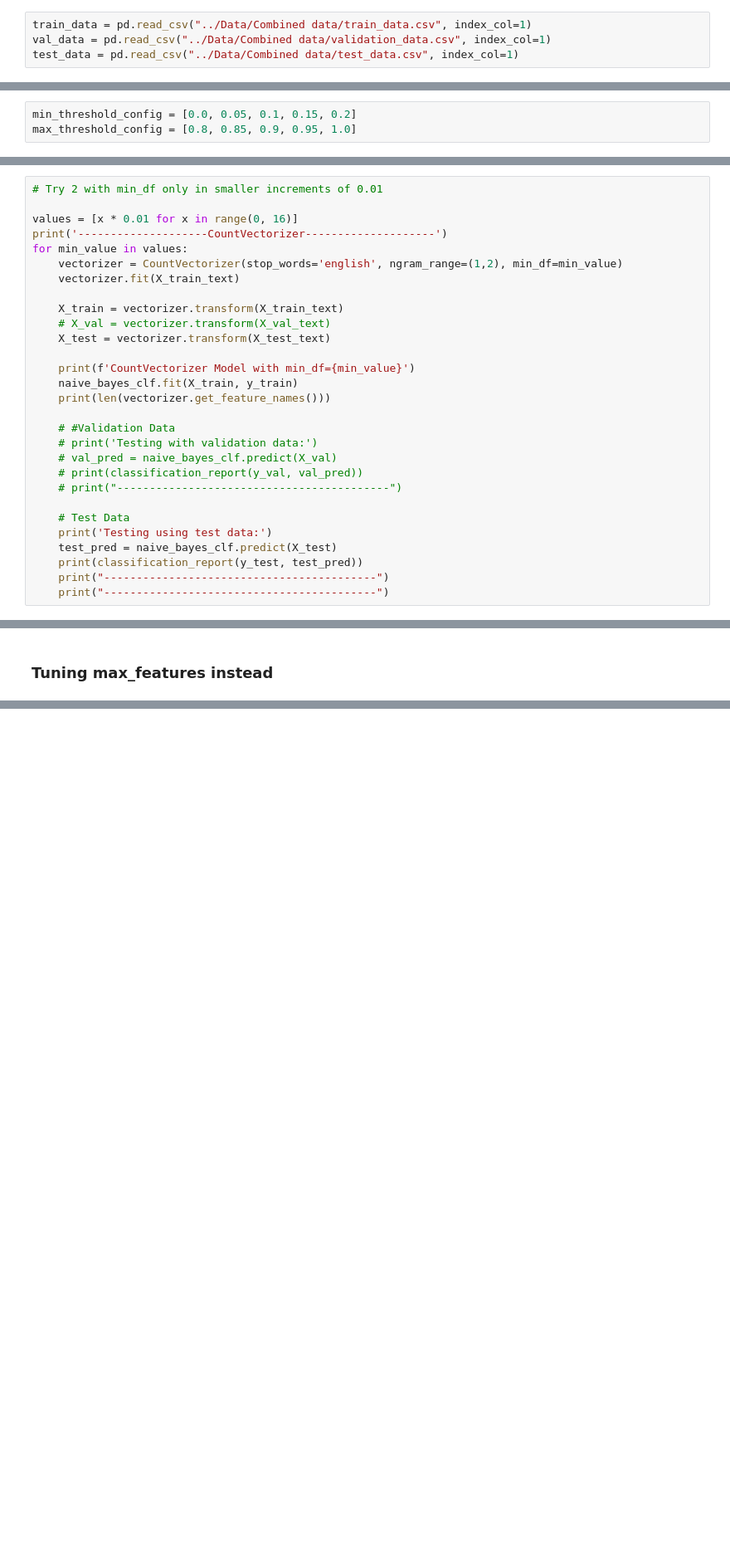
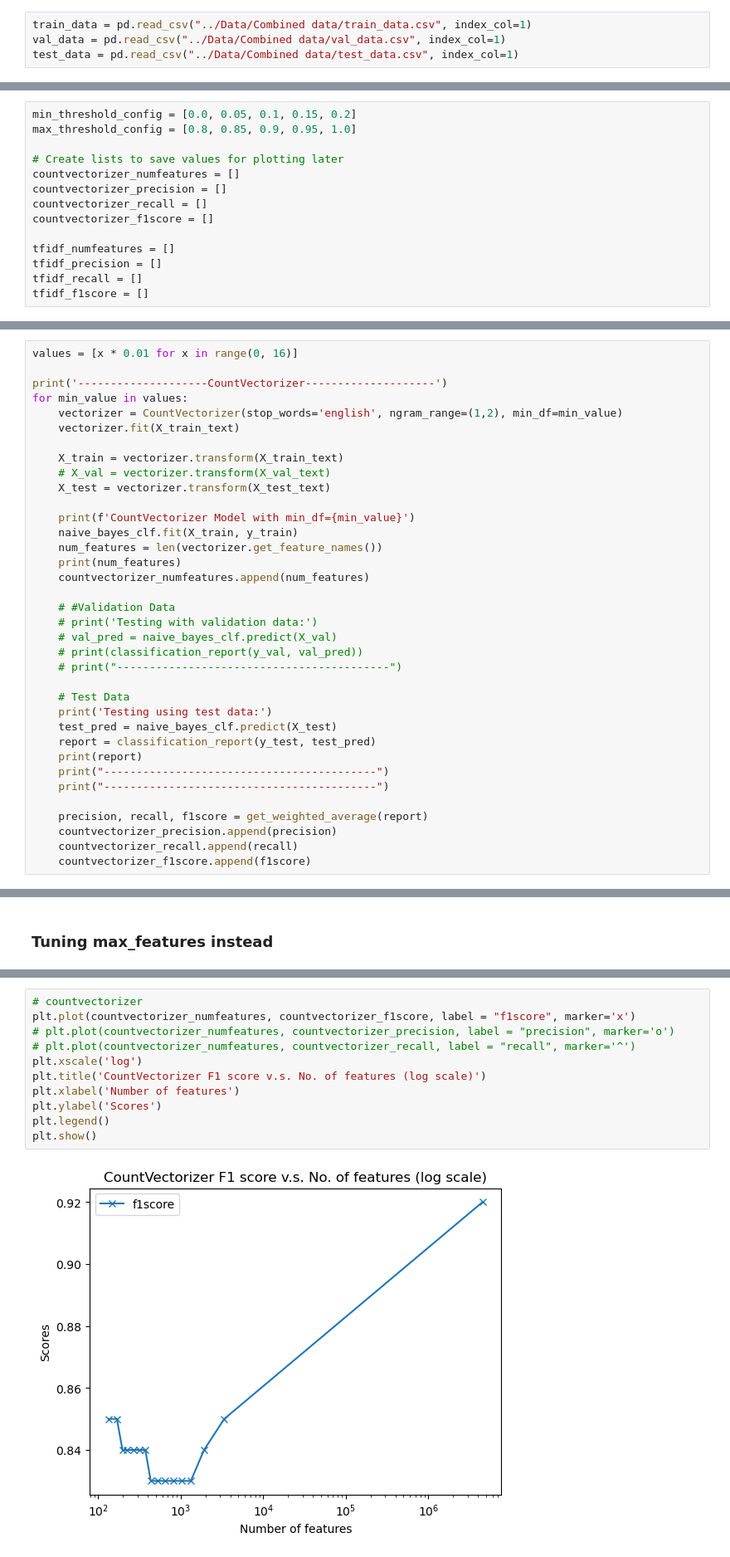
Before and after one commit to joshuawong96/Fake-News-Detection, a Jupyter notebook: Analysis/3. Base Modelling & Feature Selection.ipynb, the cells around one changed output, grey strips where cells are left out. Shown: that part at 83% size. Saved outputs shown, nothing was run; the diff lists cells and outputs as text; blank space fills up the shorter version.

Commit message:
Update 3. Base Modelling & Feature Selection.ipynb
Added the plots and cleaned up some codes

```diff
--- a/Analysis/3. Base Modelling & Feature Selection.ipynb
+++ b/Analysis/3. Base Modelling & Feature Selection.ipynb
@@ -31,7 +35,7 @@ import nltk
 # Reading the data
 # %%
 train_data = pd.read_csv("../Data/Combined data/train_data.csv", index_col=1)
-val_data = pd.read_csv("../Data/Combined data/validation_data.csv", index_col=1)
+val_data = pd.read_csv("../Data/Combined data/val_data.csv", index_col=1)
 test_data = pd.read_csv("../Data/Combined data/test_data.csv", index_col=1)
 # %%
 X_train_text = train_data["text_preprocessed"].values
@@ -163,5 +182,16 @@ weighted avg       0.91      0.91      0.91     13021
 # %%
 min_threshold_config = [0.0, 0.05, 0.1, 0.15, 0.2]
 max_threshold_config = [0.8, 0.85, 0.9, 0.95, 1.0]
+
+# Create lists to save values for plotting later
+countvectorizer_numfeatures = []
+countvectorizer_precision = []
+countvectorizer_recall = []
+countvectorizer_f1score = []
+
+tfidf_numfeatures = []
+tfidf_precision = []
+tfidf_recall = []
+tfidf_f1score = []
 # %% [markdown]
 ## CountVectorizer
@@ -214,7 +247,6 @@ weighted avg       0.83      0.83      0.83     13021
 # %%
-# Try 2 with min_df only in smaller increments of 0.01
+values = [x * 0.01 for x in range(0, 16)]
 
-values = [x * 0.01 for x in range(0, 16)]
 print('--------------------CountVectorizer--------------------')
 for min_value in values:
     vectorizer = CountVectorizer(stop_words='english', ngram_range=(1,2), min_df=min_value)
@@ -226,7 +258,9 @@ for min_value in values:
 
     print(f'CountVectorizer Model with min_df={min_value}')
     naive_bayes_clf.fit(X_train, y_train)
-    print(len(vectorizer.get_feature_names()))
+    num_features = len(vectorizer.get_feature_names())
+    print(num_features)
+    countvectorizer_numfeatures.append(num_features)
 
     # #Validation Data
     # print('Testing with validation data:')
@@ -237,9 +271,15 @@ for min_value in values:
     # Test Data
     print('Testing using test data:')
     test_pred = naive_bayes_clf.predict(X_test)
-    print(classification_report(y_test, test_pred))
+    report = classification_report(y_test, test_pred)
+    print(report)
     print("------------------------------------------")
     print("------------------------------------------")
+
+    precision, recall, f1score = get_weighted_average(report)
+    countvectorizer_precision.append(precision)
+    countvectorizer_recall.append(recall)
+    countvectorizer_f1score.append(f1score)
 # %% [output]
 --------------------CountVectorizer--------------------
 CountVectorizer Model with min_df=0.0
@@ -683,0 +908,13 @@ weighted avg       0.88      0.88      0.88     13021
+# %%
+# countvectorizer
+plt.plot(countvectorizer_numfeatures, countvectorizer_f1score, label = "f1score", marker='x')
+# plt.plot(countvectorizer_numfeatures, countvectorizer_precision, label = "precision", marker='o')
+# plt.plot(countvectorizer_numfeatures, countvectorizer_recall, label = "recall", marker='^')
+plt.xscale('log')
+plt.title('CountVectorizer F1 score v.s. No. of features (log scale)')
+plt.xlabel('Number of features')
+plt.ylabel('Scores')
+plt.legend()
+plt.show()
+# %% [output]
+[figure, added]
```
Also changed, not shown: parts of 22 cells of this notebook.
